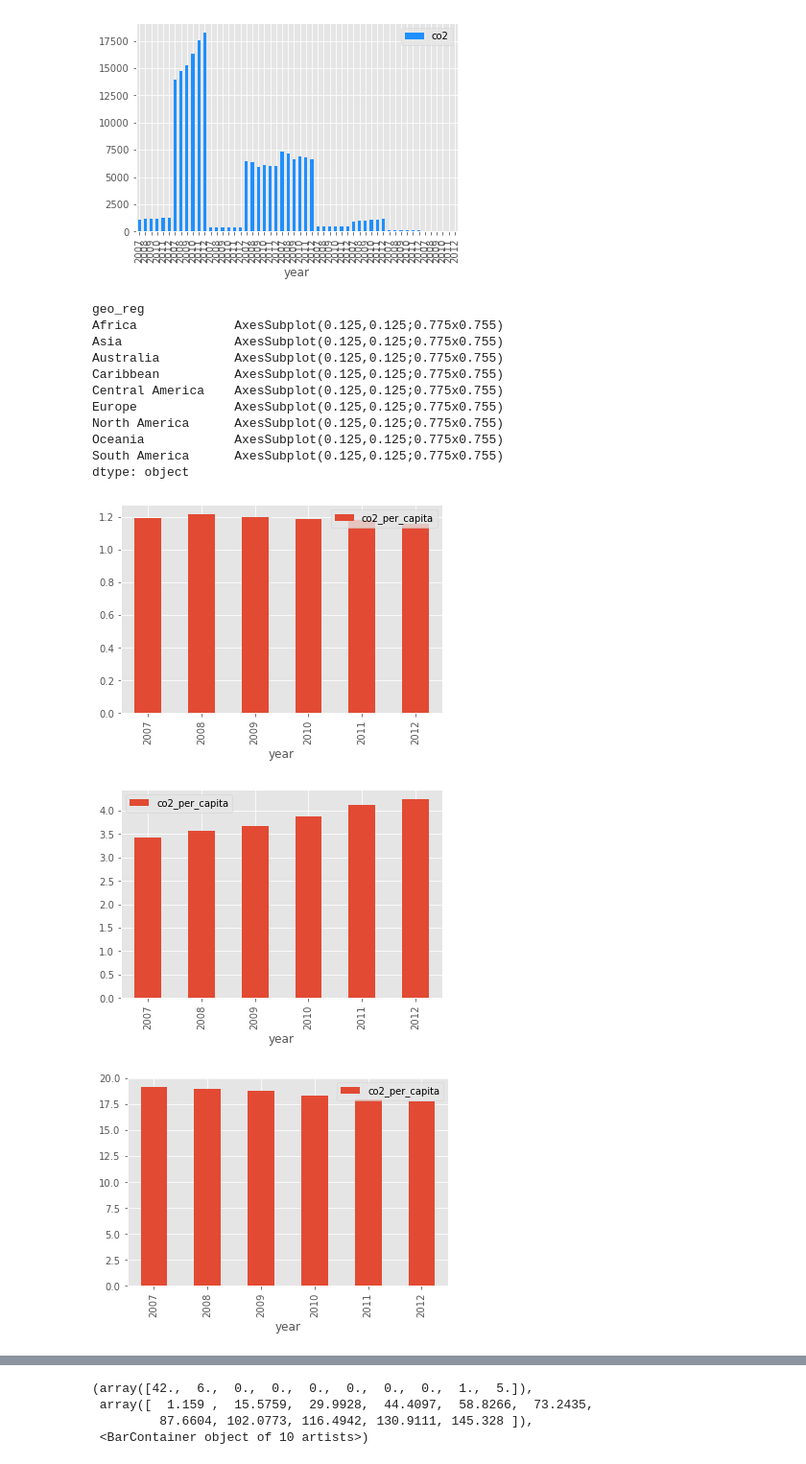
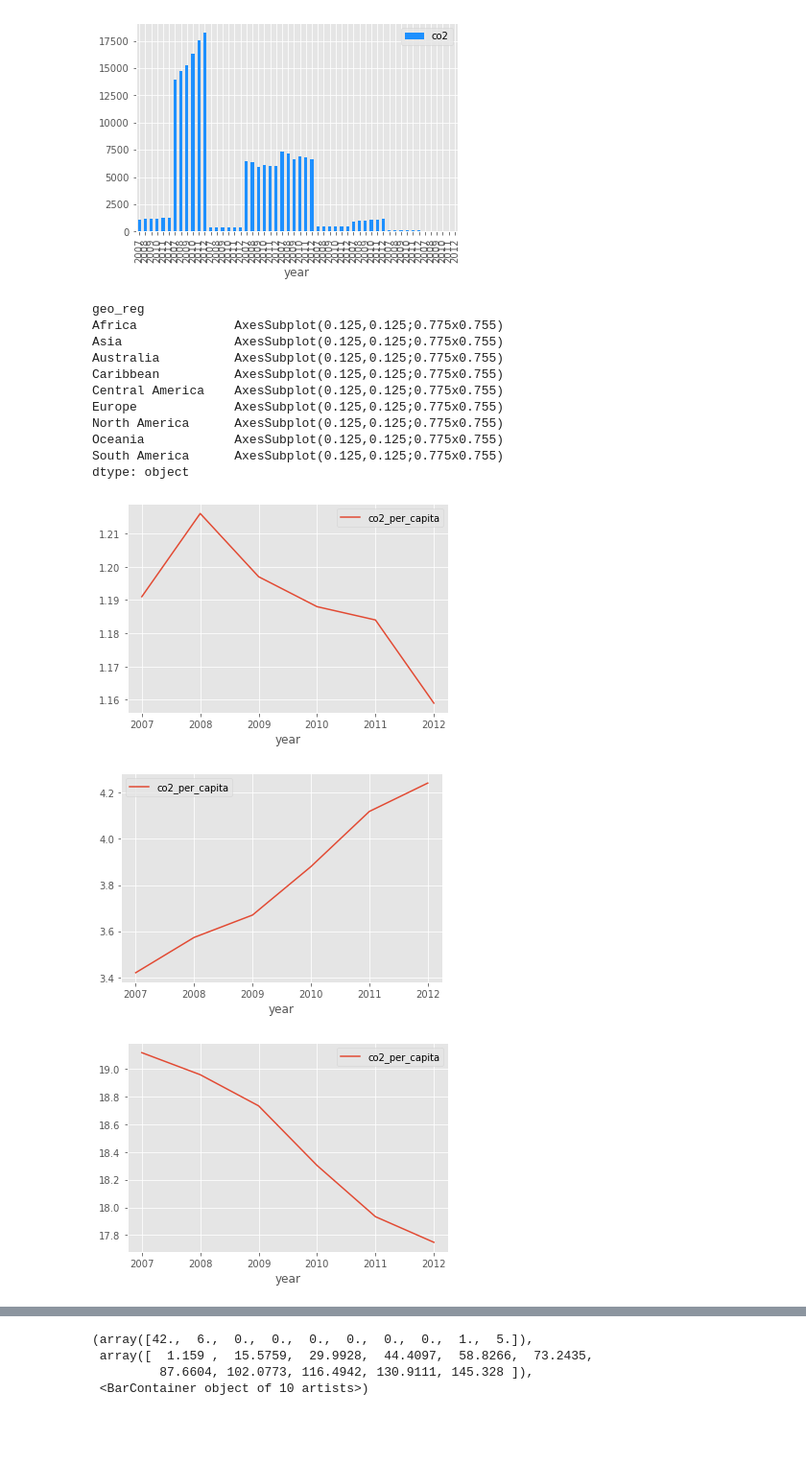
Before and after one commit to SoWhitIs/world_events_emissions, a Jupyter notebook: dev/script/eda/4_additional_EDA_geographic_region_plot_wdg.ipynb, the cells around one changed output, grey strips where cells are left out. Shown at 96% size. Drawn from its saved outputs; the diff is of its cells as text; code cells hidden in the pictures; blank space fills up the shorter version.

Commit message:
update plotting

```diff
--- a/dev/script/eda/4_additional_EDA_geographic_region_plot_wdg.ipynb
+++ b/dev/script/eda/4_additional_EDA_geographic_region_plot_wdg.ipynb
@@ -443,19 +441,19 @@ region_df.plot(x='year', y='co2',kind= 'bar', color="dodgerblue")
 [figure]
 # %%
 # great_recession_df.groupby('country').plot(x='year', y='co2', kind='line')
-region_df.groupby(['geo_reg']).plot(x='year', y=['co2_per_capita'], kind='bar')
+region_df.groupby(['geo_reg']).plot(x='year', y=['co2_per_capita'], kind='line')
 # %% [output]
 geo_reg
 Africa             AxesSubplot(0.125,0.125;0.775x0.755)
 Asia               AxesSubplot(0.125,0.125;0.775x0.755)
 Australia          AxesSubplot(0.125,0.125;0.775x0.755)
 Caribbean          AxesSubplot(0.125,0.125;0.775x0.755)
 Central America    AxesSubplot(0.125,0.125;0.775x0.755)
 Europe             AxesSubplot(0.125,0.125;0.775x0.755)
 North America      AxesSubplot(0.125,0.125;0.775x0.755)
 Oceania            AxesSubplot(0.125,0.125;0.775x0.755)
 South America      AxesSubplot(0.125,0.125;0.775x0.755)
 dtype: object
-[figure, old version]
+[figure, new version]
-[figure, old version]
+[figure, new version]
-[figure, old version]
+[figure, new version]
```
Also changed, not shown: parts of 13 cells of this notebook.
